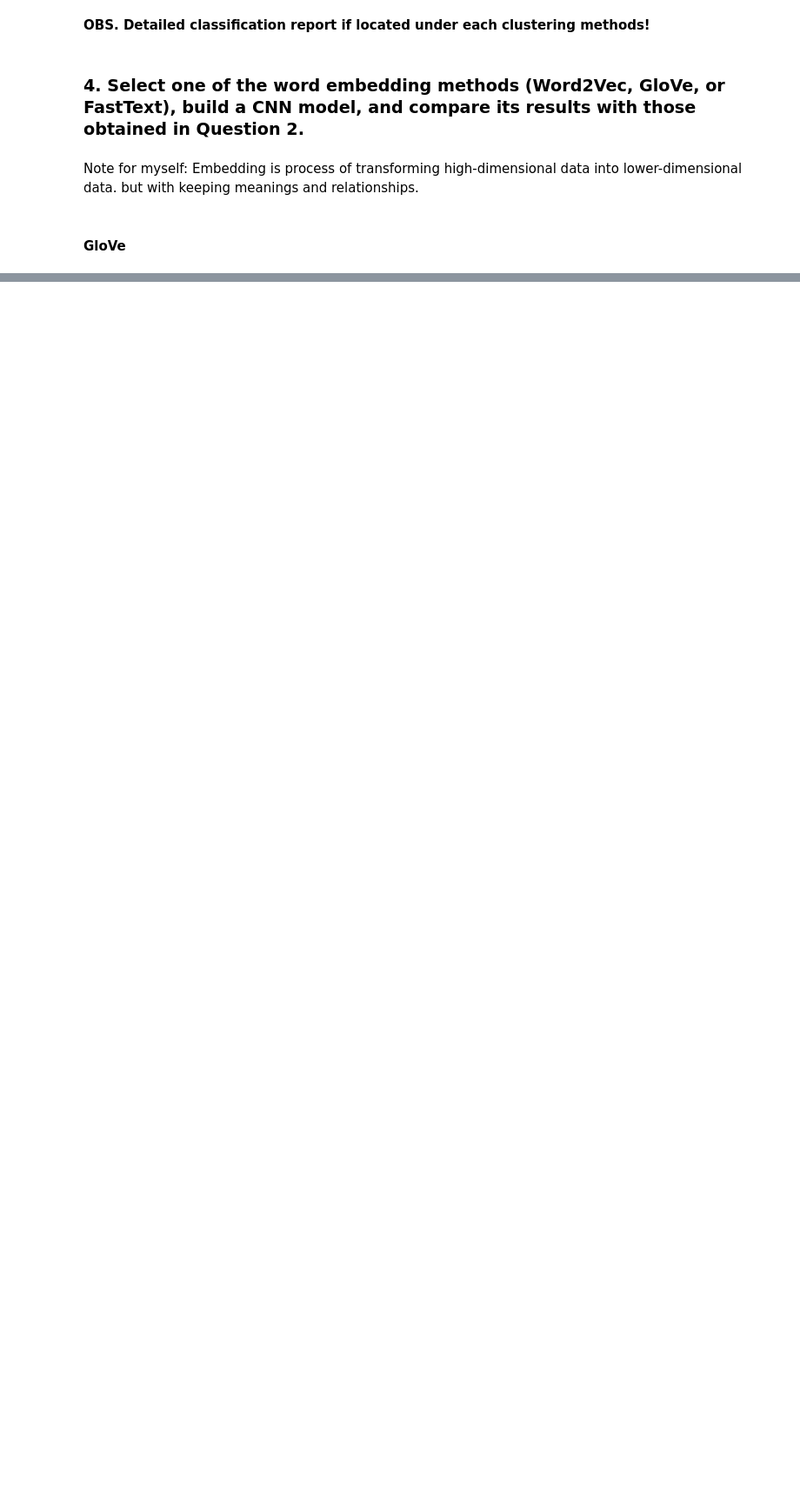
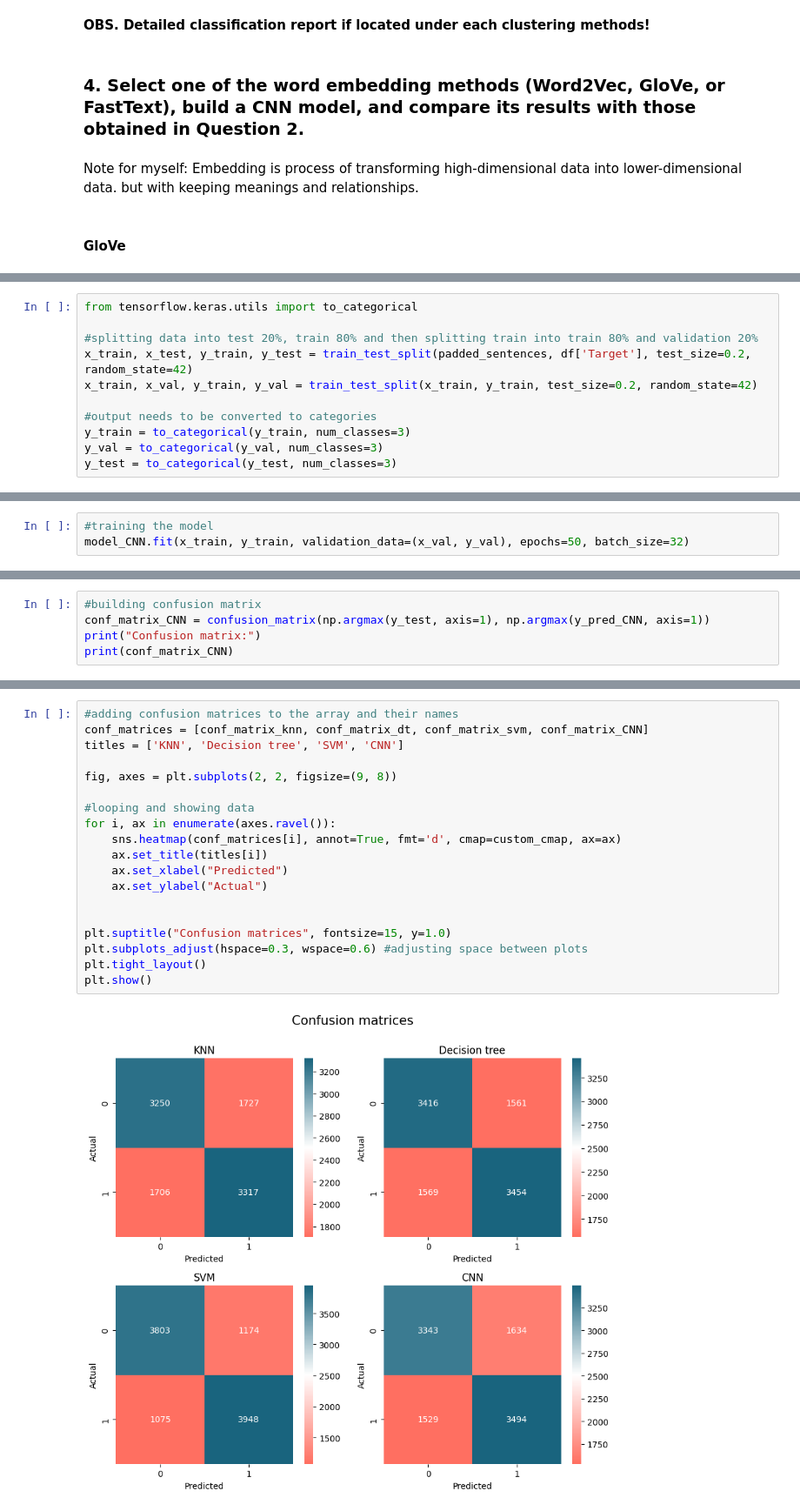
Before and after one commit to dalimvc/Text-Mining---NLP, a Jupyter notebook: DM24-Lab2-B21DALMI.ipynb, the cells around one changed output, grey strips where cells are left out. Shown at 87% size. Cells and saved outputs as stored; diff of their text form; blank space fills up the shorter version.

```diff
--- a/DM24-Lab2-B21DALMI.ipynb
+++ b/DM24-Lab2-B21DALMI.ipynb
@@ -471,0 +526,11 @@ with open('glove.6B.50d.txt', encoding='utf-8') as f:
+# %%
+from tensorflow.keras.utils import to_categorical
+
+#splitting data into test 20%, train 80% and then splitting train into train 80% and validation 20%
+x_train, x_test, y_train, y_test = train_test_split(padded_sentences, df['Target'], test_size=0.2, random_state=42)
+x_train, x_val, y_train, y_val = train_test_split(x_train, y_train, test_size=0.2, random_state=42)
+
+#output needs to be converted to categories
+y_train = to_categorical(y_train, num_classes=3)
+y_val = to_categorical(y_val, num_classes=3)
+y_test = to_categorical(y_test, num_classes=3)
@@ -471,0 +539,3 @@ with open('glove.6B.50d.txt', encoding='utf-8') as f:
+# %%
+#training the model
+model_CNN.fit(x_train, y_train, validation_data=(x_val, y_val), epochs=50, batch_size=32)
@@ -471,0 +579,5 @@ with open('glove.6B.50d.txt', encoding='utf-8') as f:
+# %%
+#building confusion matrix
+conf_matrix_CNN = confusion_matrix(np.argmax(y_test, axis=1), np.argmax(y_pred_CNN, axis=1))
+print("Confusion matrix:")
+print(conf_matrix_CNN)
@@ -471,0 +651,21 @@ with open('glove.6B.50d.txt', encoding='utf-8') as f:
+# %%
+#adding confusion matrices to the array and their names
+conf_matrices = [conf_matrix_knn, conf_matrix_dt, conf_matrix_svm, conf_matrix_CNN]
+titles = ['KNN', 'Decision tree', 'SVM', 'CNN']
+
+fig, axes = plt.subplots(2, 2, figsize=(9, 8))
+
+#looping and showing data
+for i, ax in enumerate(axes.ravel()):
+    sns.heatmap(conf_matrices[i], annot=True, fmt='d', cmap=custom_cmap, ax=ax)
+    ax.set_title(titles[i])
+    ax.set_xlabel("Predicted")
+    ax.set_ylabel("Actual")
+
+
+plt.suptitle("Confusion matrices", fontsize=15, y=1.0)
+plt.subplots_adjust(hspace=0.3, wspace=0.6) #adjusting space between plots
+plt.tight_layout()
+plt.show()
+# %% [output]
+[figure, added]
```
Also changed, not shown: parts of 25 cells of this notebook.
